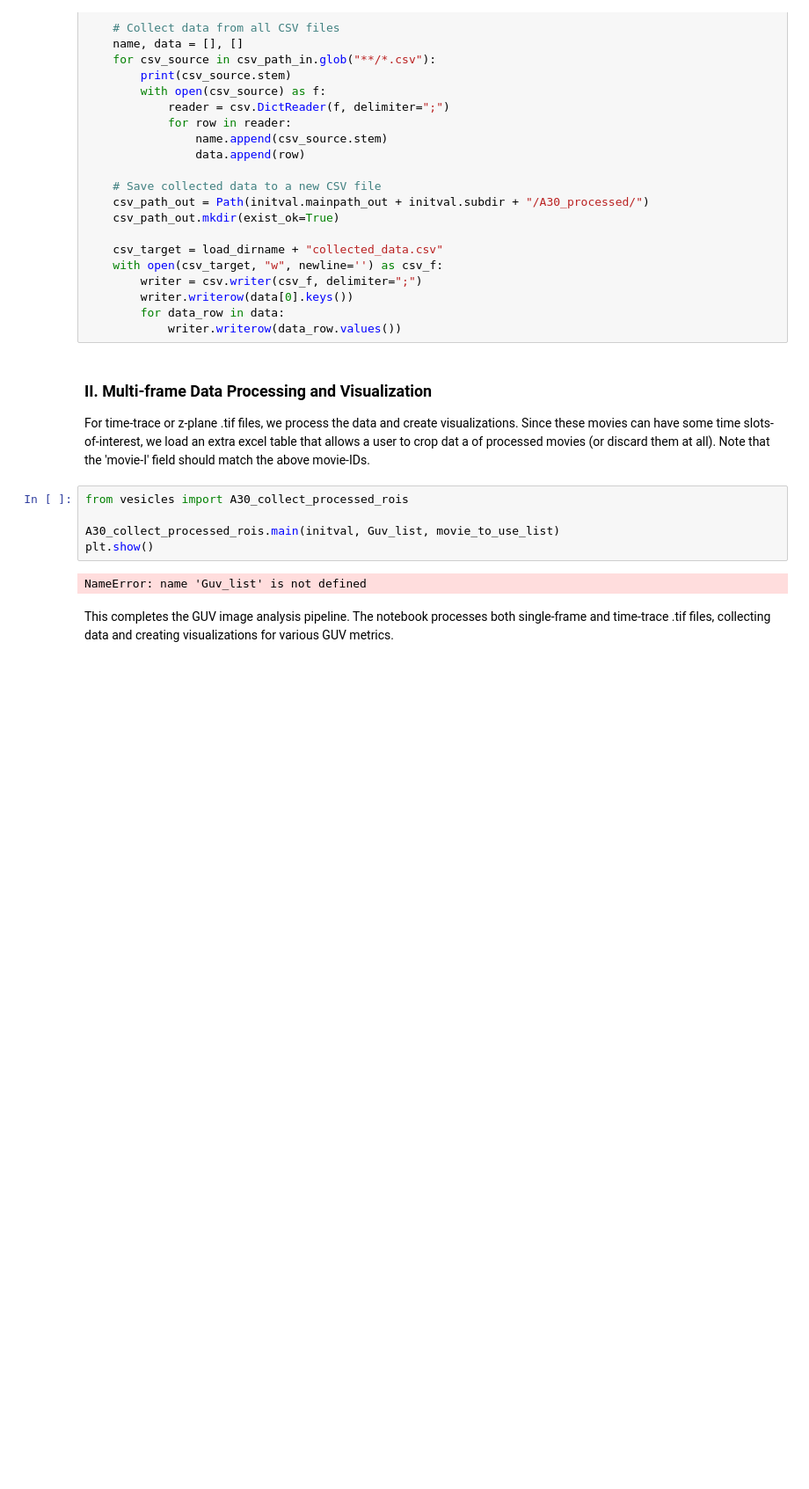
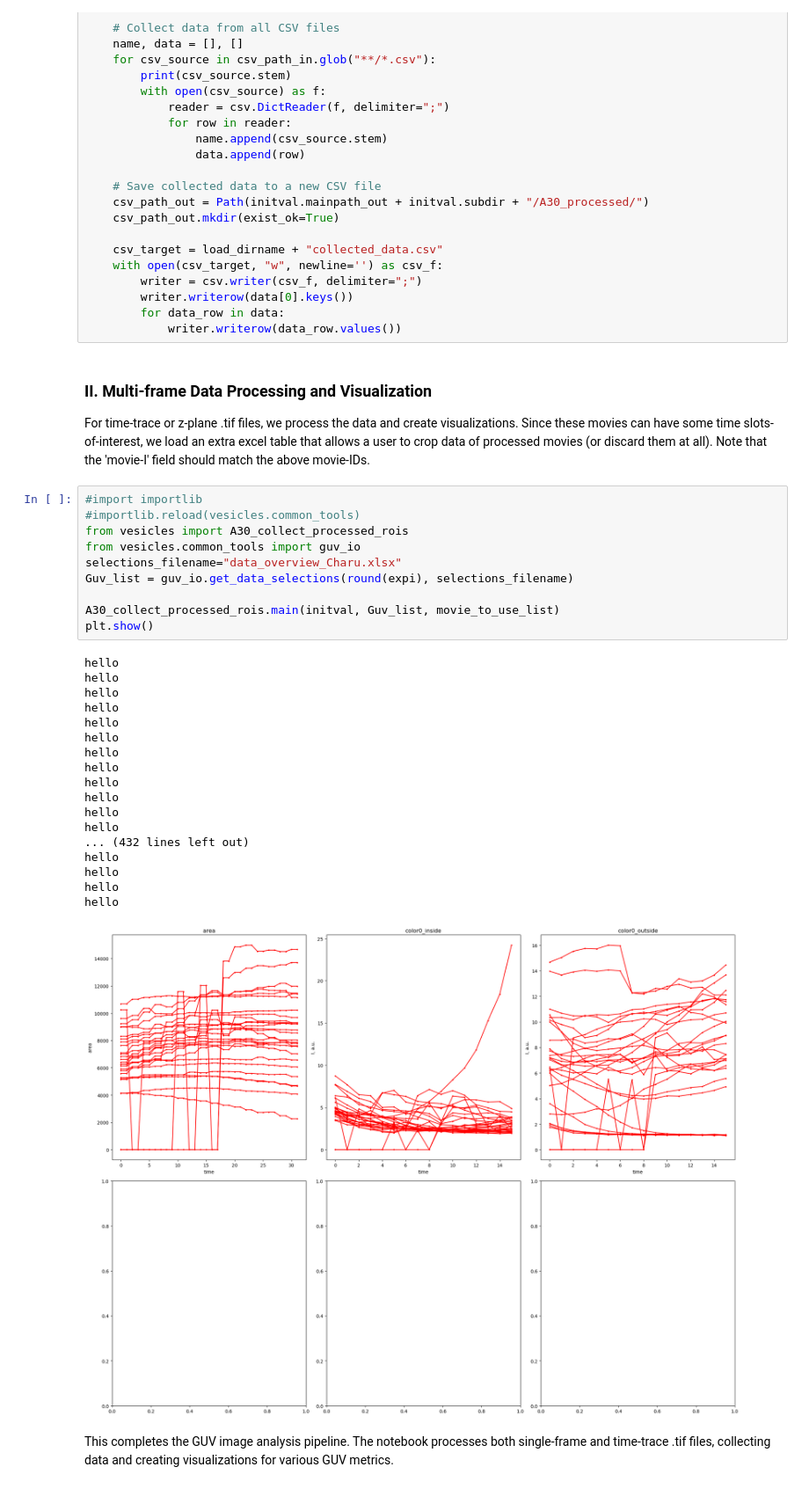
Before and after one commit to jacobkers/Vesicle_analysis, a Jupyter notebook: Vesicles_pipeline.ipynb, the cells around one changed output. Shown at 88% size. Saved outputs shown, nothing was run; the diff lists cells and outputs as text; blank space fills up the shorter version.

```diff
--- a/Vesicles_pipeline.ipynb
+++ b/Vesicles_pipeline.ipynb
@@ -204,13 +126,35 @@ if initval.suffix == '.tif' and initval.sequence == 'single_frame':
 # %% [markdown]
 ### II. Multi-frame Data Processing and Visualization
 
-For time-trace or z-plane .tif files, we process the data and create visualizations. Since these movies can have some time slots-of-interest, we load an extra excel table that allows a user to crop dat a of processed movies (or discard them at all). Note that the 'movie-I' field should match the above movie-IDs.
+For time-trace or z-plane .tif files, we process the data and create visualizations. Since these movies can have some time slots-of-interest, we load an extra excel table that allows a user to crop data of processed movies (or discard them at all). Note that the 'movie-I' field should match the above movie-IDs.
 # %%
+#import importlib
+#importlib.reload(vesicles.common_tools)
 from vesicles import A30_collect_processed_rois
+from vesicles.common_tools import guv_io
+selections_filename="data_overview_Charu.xlsx"
+Guv_list = guv_io.get_data_selections(round(expi), selections_filename)
 
 A30_collect_processed_rois.main(initval, Guv_list, movie_to_use_list)
 plt.show()
 # %% [output]
-NameError: name 'Guv_list' is not defined
+hello
+hello
+hello
+hello
+hello
+hello
+hello
+hello
+hello
+hello
+hello
+hello
+... (432 lines left out)
+hello
+hello
+hello
+hello
+[figure, added]
 # %% [markdown]
 This completes the GUV image analysis pipeline. The notebook processes both single-frame and time-trace .tif files, collecting data and creating visualizations for various GUV metrics.
```
Also changed, not shown: parts of 4 cells of this notebook, 3 other files.
